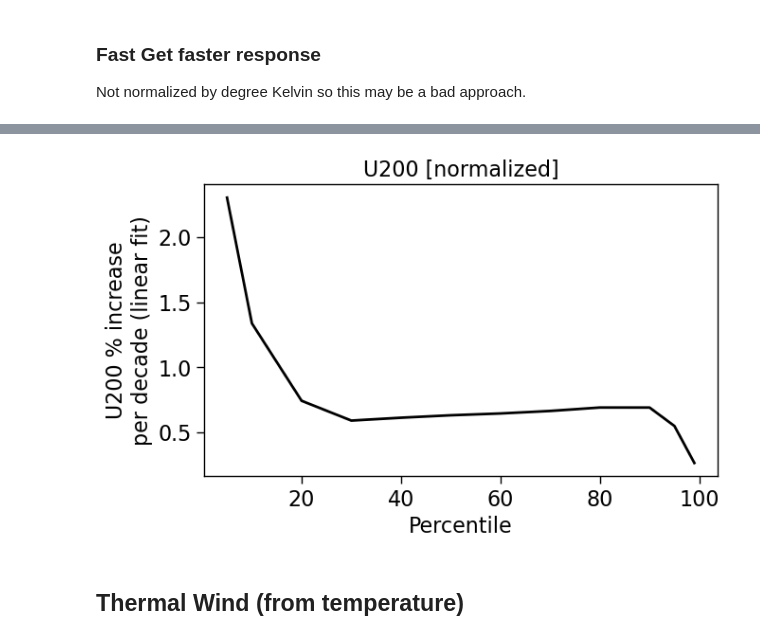
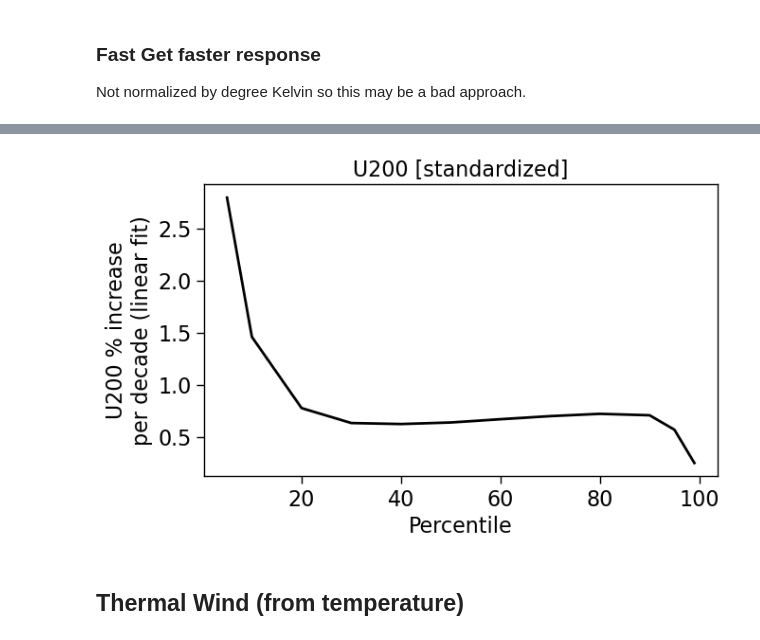
Before and after one commit to ivalencius/winds-of-change, a Jupyter notebook: CESMLENS2.ipynb, the cells around one changed output, grey strips where cells are left out. Cells and saved outputs as stored; diff of their text form; code cells hidden in the pictures.

```diff
--- a/CESMLENS2.ipynb
+++ b/CESMLENS2.ipynb
@@ -975,23 +974,24 @@ Not normalized by degree Kelvin so this may be a bad approach.
 # %%
 fig, ax = plt.subplots(figsize=(7,4))
 percentiles = np.array([0.05, 0.1, 0.2, 0.3, 0.4, 0.5, 0.6, 0.7, 0.8, 0.9, 0.95, 0.99])
 slopes = []
 for p in tqdm(percentiles):
     # Get the p percentile wind at each time slice
-    q_winds = u200_extratropical.isel(realization=0).U200.quantile(p, dim=['lat', 'lon'])
-    normed = ((q_winds-q_winds.mean())/q_winds.mean())
-    linear = normed.polyfit('time', 1)
+    q_winds = u200_extratropical.U200.quantile(p, dim=['lat', 'lon', 'realization'])
+    ref_mean = q_winds.sel(time=slice('1978', '1980')).mean()
+    percentage = q_winds/ref_mean
+    linear = percentage.polyfit('time', 1)
     slopes.append(linear.polyfit_coefficients.sel(degree=1)*10*100*1/(3.17098*10**-17))  # nanoseconds to decadal percentage
 
 ax.plot(percentiles*100, slopes, color='k')
 ax.set_ylabel('U200 % increase\nper decade (linear fit)')
 ax.set_xlabel('Percentile')
-ax.set_title('U200 [normalized]')
+ax.set_title('U200 [standardized]')
 
 plt.show()
 # %% [output]
 [interactive output not drawn]
-[figure, old version]
+[figure, new version]
 # %% [markdown]
 ## Thermal Wind (from temperature)
 # %% [markdown]
```
Also changed, not shown: parts of 11 cells of this notebook.
